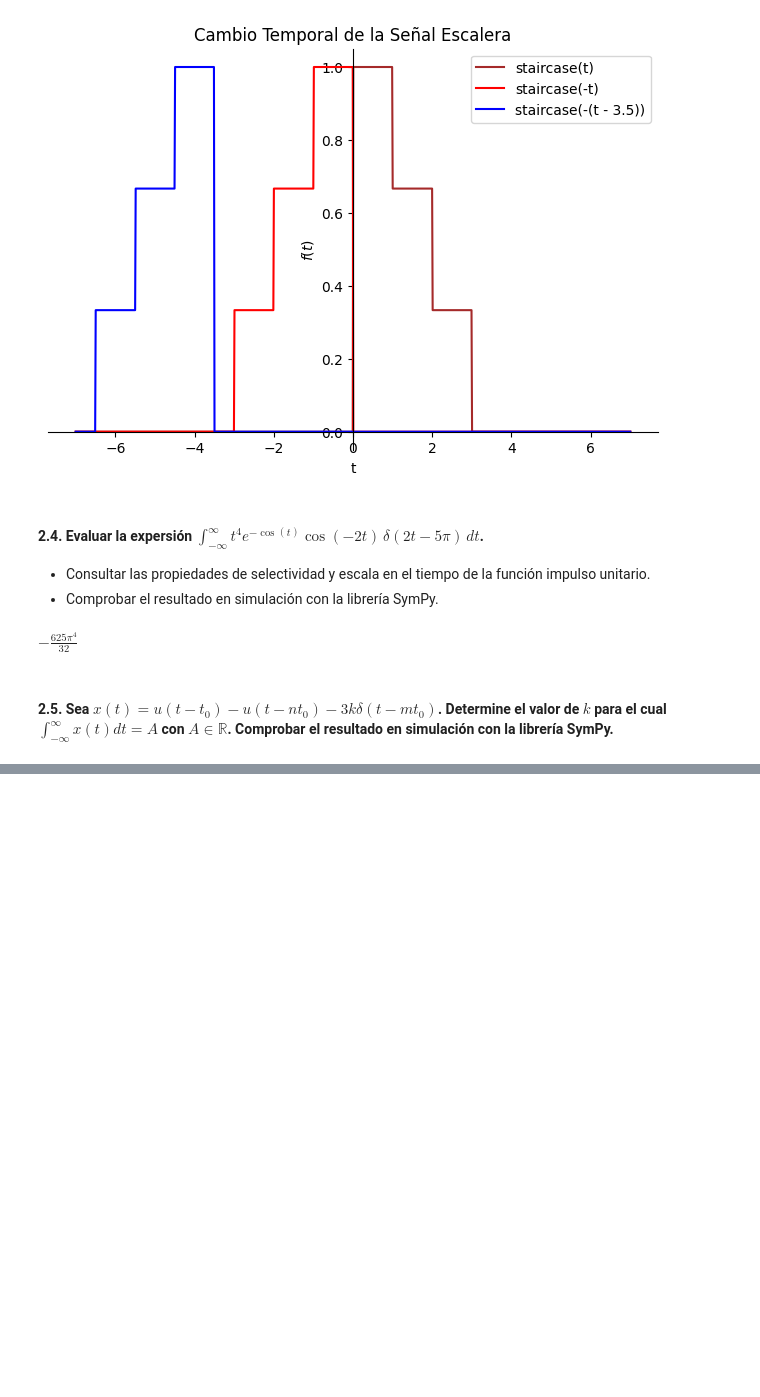
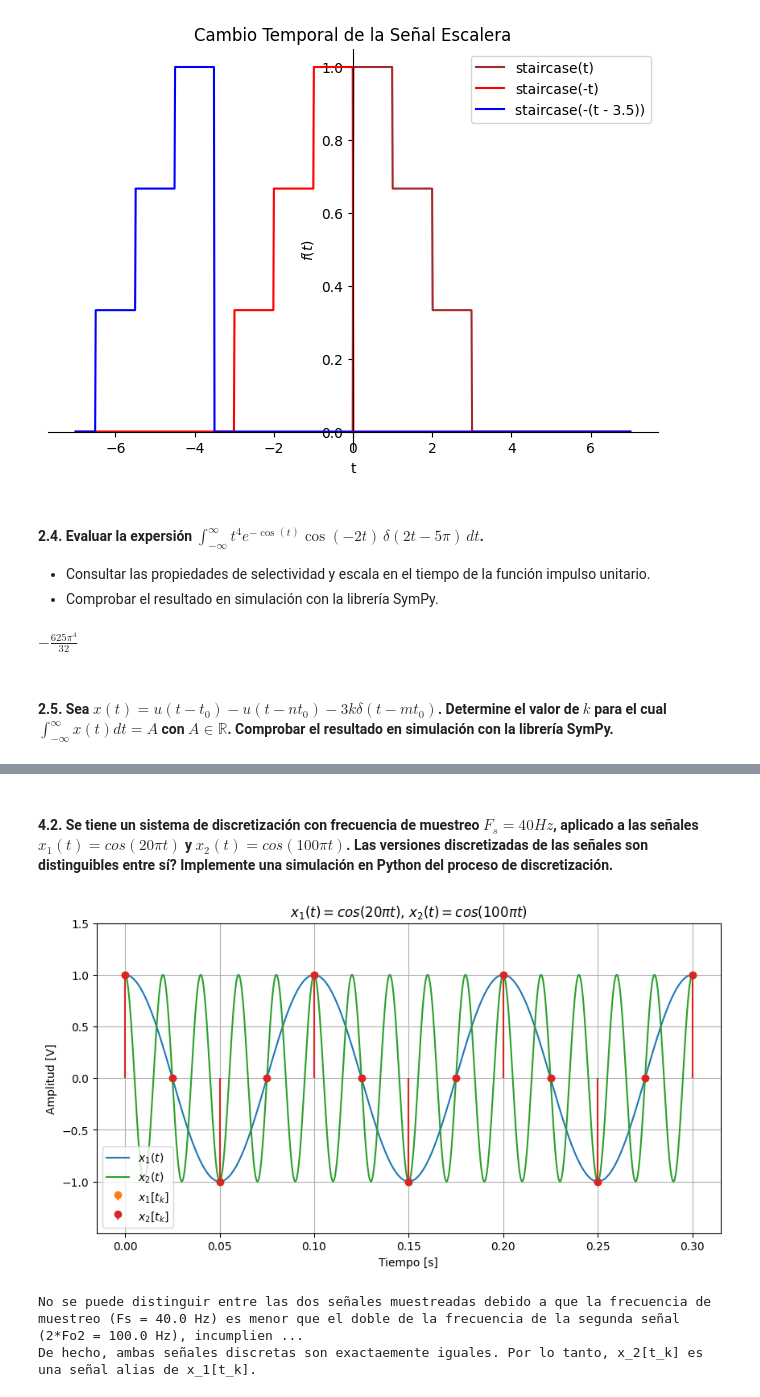
Before and after one commit to AlmondSund/SyS_2025_2, a Jupyter notebook: Taller1_SyS.ipynb, the cells around one changed output, grey strips where cells are left out. Saved outputs shown, nothing was run; the diff lists cells and outputs as text; code cells hidden in the pictures; blank space fills up the shorter version.

```diff
--- a/Taller1_SyS.ipynb
+++ b/Taller1_SyS.ipynb
@@ -655,0 +700,51 @@ x_t = sp.Heaviside(t - t_0) - sp.Heaviside(t - n*t_0) - 3*k*sp.DiracDelta(t - m*
+# %% [markdown]
+#### 4.2. Se tiene un sistema de discretización con frecuencia de muestreo $F_s = 40Hz$, aplicado a las señales $x_1(t) = cos(20\pi t)$ y $x_2(t) = cos(100\pi t)$. Las versiones discretizadas de las señales son distinguibles entre sí? Implemente una simulación en Python del proceso de discretización.
+# %%
+import numpy as np
+import matplotlib.pyplot as plt
+
+"""Parámetros de las señales"""
+A_1 = 1.0        # Amplitud [V]
+F_1 = 10.0       # Frecuencia [Hz] (20π rad/s => 10 Hz)
+T_1 = 1.0/F_1    # Periodo [s]
+
+A_2 = 1.0        # Amplitud [V]
+F_2 = 50.0       # Frecuencia [Hz] (100π rad/s => 50 Hz)
+T_2 = 1.0/F_2    # Periodo [s]
+
+"""Muestreo"""
+F_s = 40.0     # Frecuencia de muestreo [Hz]
+T_s = 1.0/F_s  # Periodo de muestreo [s]
+
+"""Tiempos [s]"""
+sim_time = 3*max(T_1, T_2)           # Tiempo de simulación
+t = np.linspace(0, sim_time, 20000)  # Tiempo continuo
+t_k = np.arange(0, sim_time, T_s)    # Tiempo discreto
+
+"""Señales originales [V]"""
+x_1_t = A_1*np.cos(2*np.pi*F_1*t)     # Señal continua
+x_1_tk = A_1*np.cos(2*np.pi*F_1*t_k)  # Señal muestreada
+
+x_2_t = A_2*np.cos(2*np.pi*F_2*t)     # Señal continua
+x_2_tk = A_2*np.cos(2*np.pi*F_2*t_k)  # Señal muestreada
+
+"""Visualización"""
+plt.figure(figsize=(10, 5))
+plt.plot(t, x_1_t, label='$x_1(t)$', color='C0')
+plt.stem(t_k, x_1_tk, label='$x_1[t_k]$', linefmt='C1-', markerfmt='C1o', basefmt=" ")
+plt.plot(t, x_2_t, label='$x_2(t)$', color='C2')
+plt.stem(t_k, x_2_tk, label='$x_2[t_k]$', linefmt='C3-', markerfmt='C3o', basefmt=" ")
+plt.title('$x_1(t) = cos(20\\pi t)$, $x_2(t) = cos(100\\pi t)$')
+plt.xlabel('Tiempo [s]')
+plt.ylabel('Amplitud [V]')
+plt.ylim(min(x_1_t)-0.5, max(x_1_t)+0.5)
+plt.grid()
+plt.legend()
+plt.show()
+
+print(f"No se puede distinguir entre las dos señales muestreadas debido a que la frecuencia de muestreo (Fs = {F_s} Hz) es menor que el doble de la frecuencia de la segunda señal (2*Fo2 = {2*F_2} Hz), incumpliendo el Teorema de Nyquist.")
+print("De hecho, ambas señales discretas son exactaemente iguales. Por lo tanto, x_2[t_k] es una señal alias de x_1[t_k].")
+# %% [output]
+[figure, added]
+No se puede distinguir entre las dos señales muestreadas debido a que la frecuencia de muestreo (Fs = 40.0 Hz) es menor que el doble de la frecuencia de la segunda señal (2*Fo2 = 100.0 Hz), incumplien ...
+De hecho, ambas señales discretas son exactaemente iguales. Por lo tanto, x_2[t_k] es una señal alias de x_1[t_k].
```
Also changed, not shown: parts of 8 cells of this notebook.
